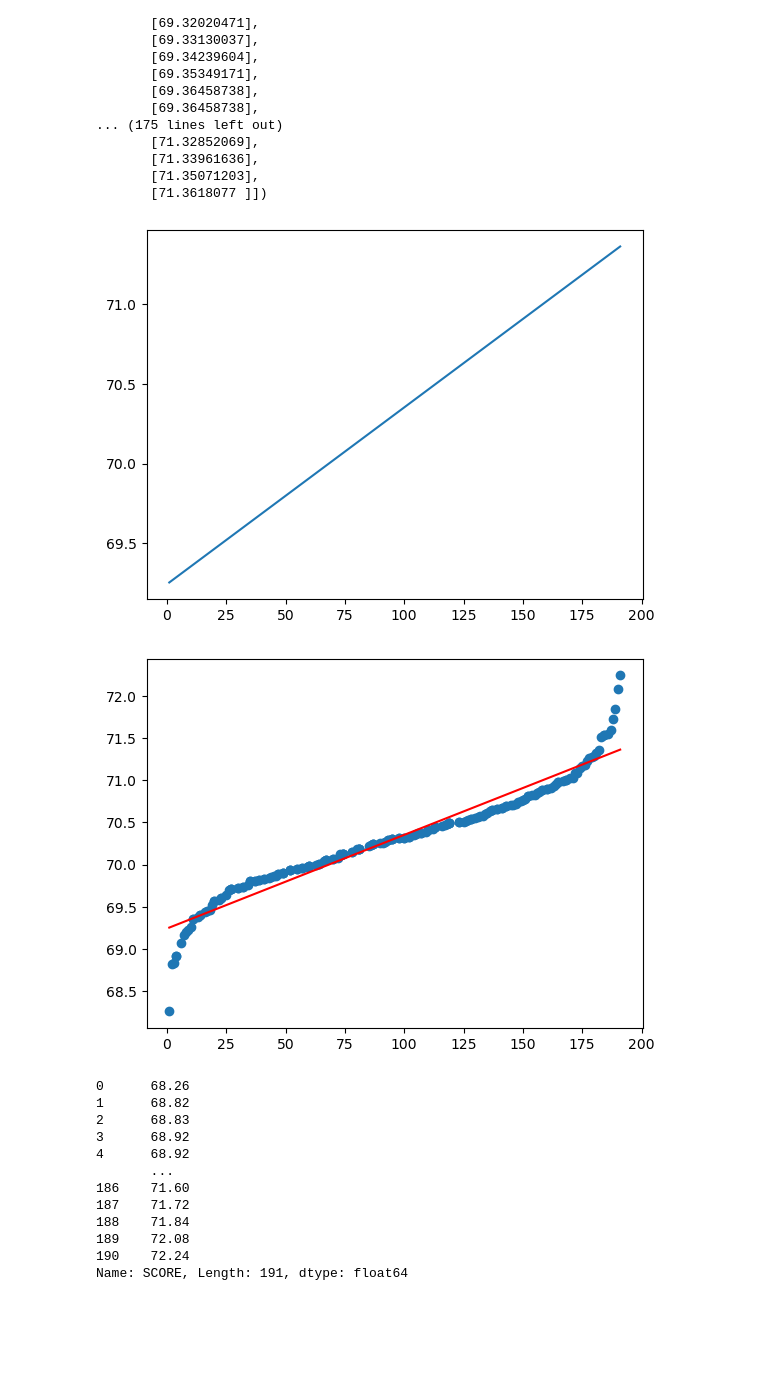
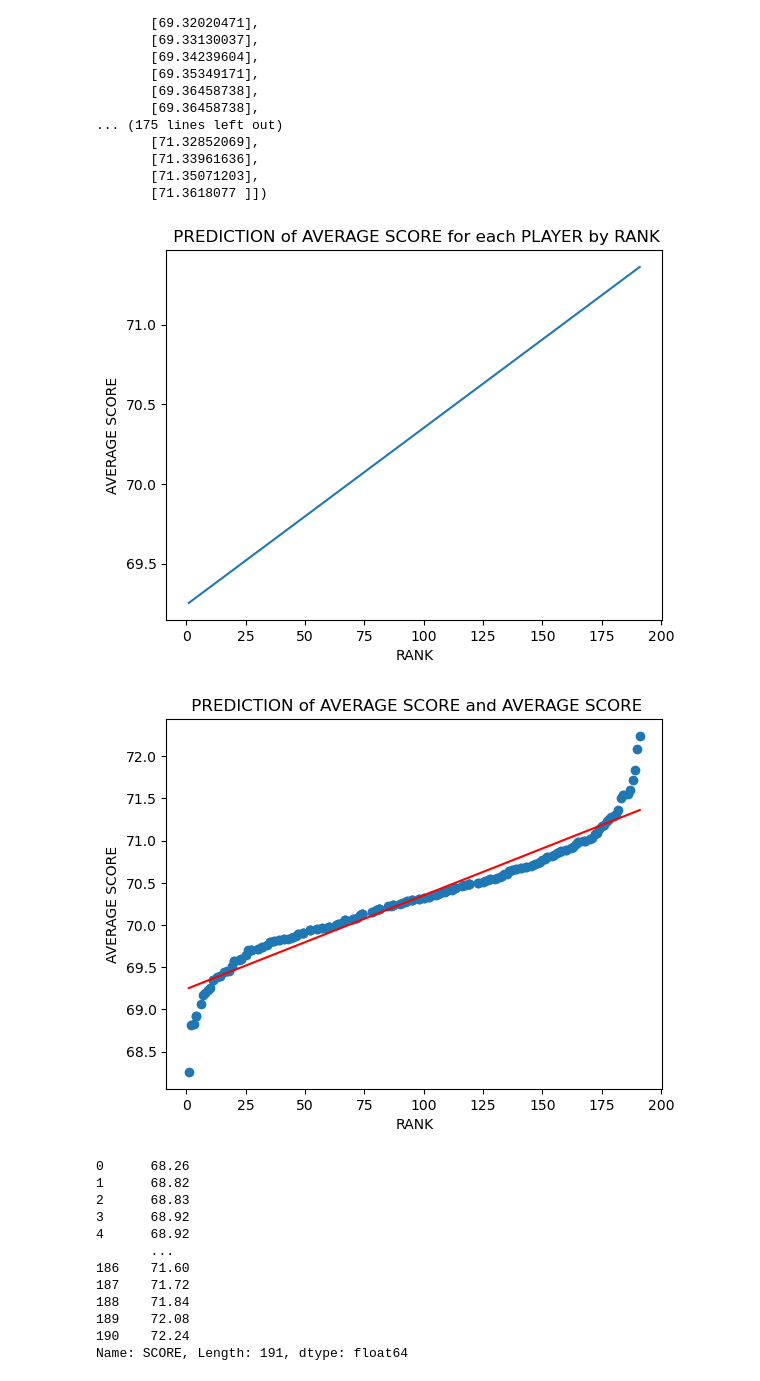
Before and after one commit to mickalleny2k/PfDA_Assignment, a Jupyter notebook: PfDA_Assignment.ipynb, the cells around one changed output. Drawn from its saved outputs; the diff is of its cells as text; code cells hidden in the pictures; blank space fills up the shorter version.

```diff
--- a/PfDA_Assignment.ipynb
+++ b/PfDA_Assignment.ipynb
@@ -802,17 +873,36 @@ array([[69.25363069],
        [71.35071203],
        [71.3618077 ]])
 # %%
-plt.plot(x,pred_y )
+#plt.plot(x,pred_y )
+fig, ax = plt.subplots(1, 1)
+ax.plot(x,pred_y)
+
+# Set title
+ax.set_title(" PREDICTION of AVERAGE SCORE for each PLAYER by RANK")
+
+# adding labels
+ax.set_xlabel('RANK')
+ax.set_ylabel('AVERAGE SCORE')
 plt.show()
 # %% [output]
-[figure, old version]
+[figure, new version]
 # %%
 colour="red"
-plt.scatter(x,y)
-plt.plot(x,pred_y,colour )
+#plt.scatter(x,y)
+#plt.plot(x,pred_y,colour )
+fig, ax = plt.subplots(1, 1)
+ax.scatter(x,y)
+ax.plot(x,pred_y,colour)
+
+# Set title
+ax.set_title(" PREDICTION of AVERAGE SCORE and AVERAGE SCORE")
+
+# adding labels
+ax.set_xlabel('RANK')
+ax.set_ylabel('AVERAGE SCORE')
 plt.show()
 # %% [output]
-[figure, old version]
+[figure, new version]
 # %%
 df.SCORE
 # %% [output]
```
Also changed, not shown: parts of 200 cells of this notebook.
